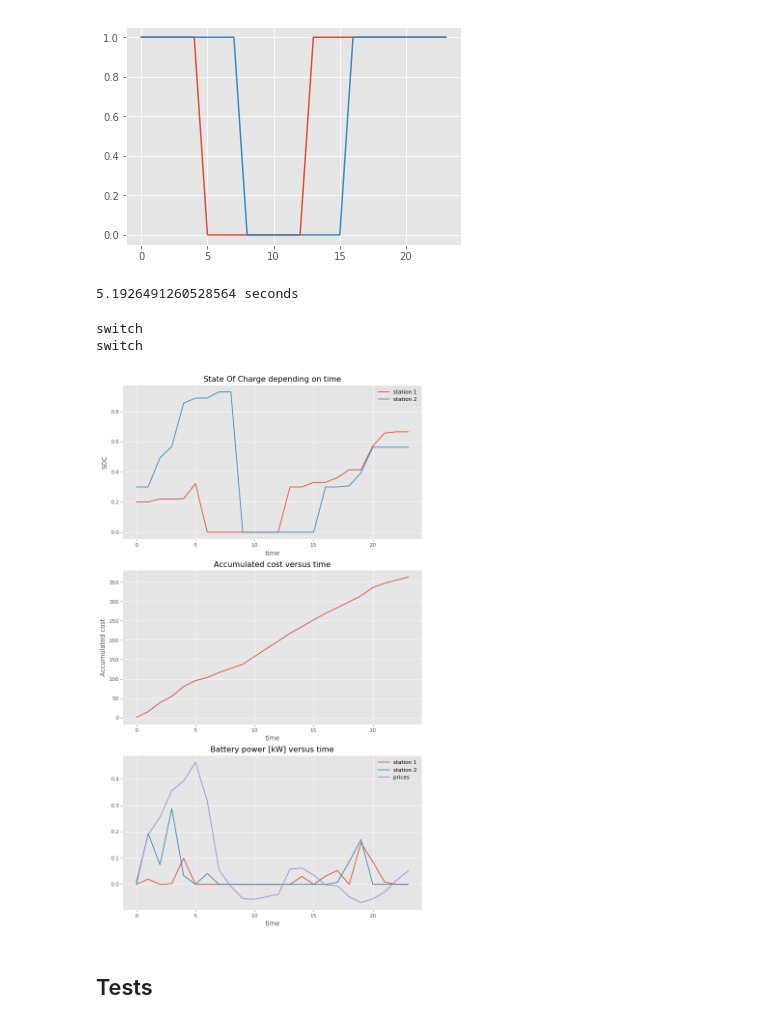
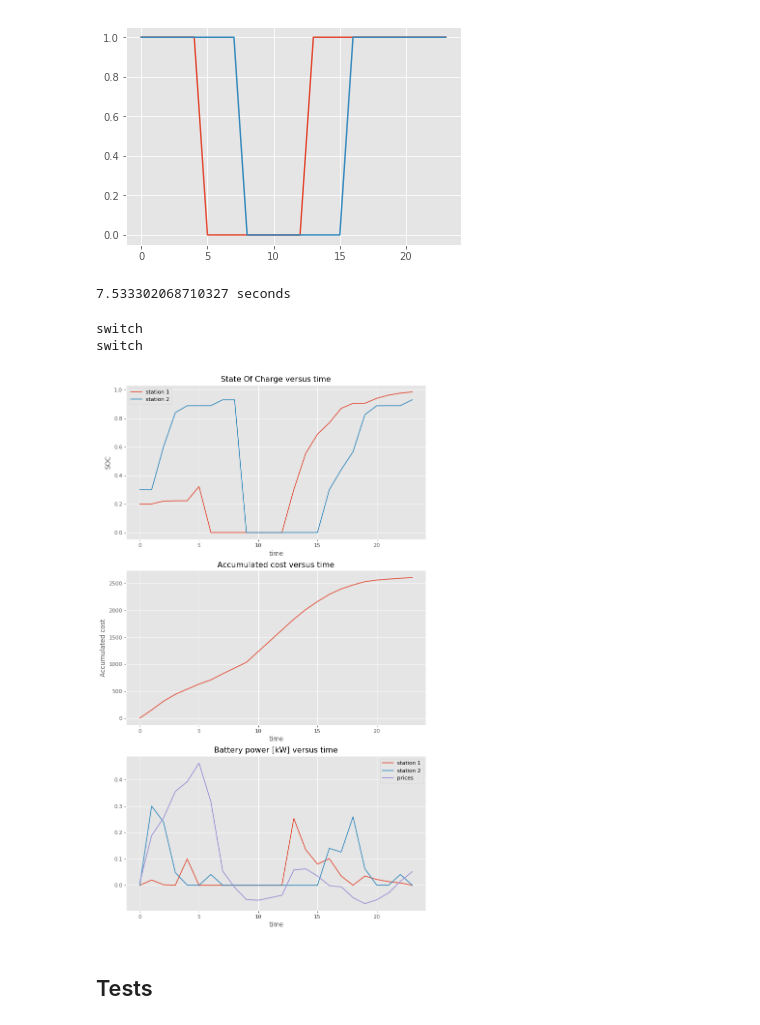
Before and after one commit to mathildebadoual/ev_controller, a Jupyter notebook: ev_controller/ev_controller_mdp_test.ipynb, the cells around one changed output. Drawn from its saved outputs; the diff is of its cells as text; code cells hidden in the pictures.

```diff
--- a/ev_controller/ev_controller_mdp_test.ipynb
+++ b/ev_controller/ev_controller_mdp_test.ipynb
@@ -133,7 +133,7 @@ num_station = 2
 ns = 10
 
 N = 24
-c = 10
+c = 100
 alpha = 0.003
 delta_t = 1
 u_max = 0.3
@@ -312,7 +312,7 @@ num_station = 2
 ns = 10
 
 N = 24
-c = 10
+c = 100
 alpha = 0.003
 delta_t = 1
 u_max = 0.3
@@ -365,8 +365,12 @@ for k in range(N-1, 0, -1):
         u_batt_init = np.array(list(itertools.product(np.linspace(lb, ub[0], ns), np.linspace(lb, ub[1], ns)))) #initializing u_batt
         u_batt_init = u_batt_init * ub/u_max  #This ensures that the upperbounds are respected if ub < u_max
 
-        u_batt_del = u_batt_init.sum(axis = 1) > U_max
-        u_batt_grid = u_batt_init[(u_batt_del == False)]
+        u_batt_delete = []            # This list is used to delete u_batt values that break the u_max constraint
+        for i in range(len(u_batt_init)):
+            if u_batt_init[i].sum() > U_max:
+                u_batt_delete.append(i)
+
+        u_batt_grid = np.delete(u_batt_init, u_batt_delete, 0)
         #This is the real u_batt_grid used in the rest of the code
         #TODO: enlever ceux qui ne respectent pas sum(u_i) <= Umax
 
@@ -377,9 +381,19 @@ for k in range(N-1, 0, -1):
         SOC_nxt_10 = 0 * u_batt_grid
 
         # Cost of satisfaction
-        satisfaction_k = np.array([np.sum(c * (1 - np.exp(alpha * (1 - SOC_nxt_11[i, :])))/(1 - np.exp(alpha))) for i in range(u_batt_grid.shape[0])])
-        g_k = prices[k] * np.array([np.sum(u_batt_grid[i, :]) for i in range(u_batt_grid.shape[0])]) + satisfaction_k
+        satisfaction_k_0 = np.zeros((u_batt_grid.shape[0]))
+        satisfaction_k_1 = np.array([np.sum(c * (1 - np.exp(alpha * (1 - SOC_grid[idx])))/(1 - np.exp(alpha))) for i in range(u_batt_grid.shape[0])])
+        #satisfaction_k_01 = np.array([np.sum(c * (1 - np.exp(alpha * (1 - SOC_nxt_01[i, :])))/(1 - np.exp(alpha))) for i in range(u_batt_grid.shape[0])])
+        #satisfaction_k_10 = np.zeros((u_batt_grid.shape[0]))
+        g_k_00 = prices[k] * np.array([np.sum(u_batt_grid[i, :]) for i in range(u_batt_grid.shape[0])]) + satisfaction_k_0
+        g_k_11 = prices[k] * np.array([np.sum(u_batt_grid[i, :]) for i in range(u_batt_grid.shape[0])]) + satisfaction_k_1
+        g_k_01 = prices[k] * np.array([np.sum(u_batt_grid[i, :]) for i in range(u_batt_grid.shape[0])]) + satisfaction_k_1
+        g_k_10 = prices[k] * np.array([np.sum(u_batt_grid[i, :]) for i in range(u_batt_grid.shape[0])]) + satisfaction_k_0
 
+        if k == 23:
+            g_k = g_k_11
+        else:
+            g_k = P[k, 0, 0] * g_k_00 + P[k, 1, 1] * g_k_11 + P[k, 0, 1] * g_k_01 + P[k, 1, 0] * g_k_10
 
         # Compute value function at nxt time step (need to interpolate)
 
@@ -408,7 +422,7 @@ for k in range(N-1, 0, -1):
 end = time.time()
 print(str(end - start) + " seconds")
 # %% [output]
-5.1926491260528564 seconds
+7.533302068710327 seconds
 # %%
 ## Simulate Results
 
@@ -462,34 +476,34 @@ t = np.linspace(0, 23, N)
 plt.figure(num=3, figsize=(10, 18), dpi=80, facecolor='w', edgecolor='k')
 
 plt.subplot(3,1,1)
 plt.plot(t, SOC_sim[0], label='station 1')
 plt.plot(t, SOC_sim[1], label='station 2')
 #plt.plot(t, SOC_sim[2], label='station 3')
-plt.title('State Of Charge depending on time')
+plt.title('State Of Charge versus time')
 plt.xlabel('time')
 plt.ylabel('SOC')
 plt.legend()
 # SOC versus time
 
 plt.subplot(3,1,2)
 plt.plot(t, [np.sum(J_sim[:k]) for k in range(0, N)])  # plot speed
 plt.title('Accumulated cost versus time')
 plt.xlabel('time')
 plt.ylabel('Accumulated cost')
 # Accumulated fuel consumption [g] versus time
 
 plt.subplot(3,1,3)
 plt.plot(t, u_batt_sim[0], label='station 1')
 plt.plot(t, u_batt_sim[1], label='station 2')
 #plt.plot(t, u_batt_sim[2], label='station 3')
 plt.plot(t, prices/40 - 0.8, label='prices')
 plt.title('Battery power [kW] versus time')
 plt.xlabel('time')
 plt.legend()
 # Battery and engine power [kW] versus time
 
 plt.savefig(PATH_REPORT + 'results_stochastic.png')
 # %% [output]
-[figure, old version]
+[figure, new version]
 # %% [markdown]
 ## Tests
```
Also changed, not shown: parts of 2 cells of this notebook, 21 other files.
